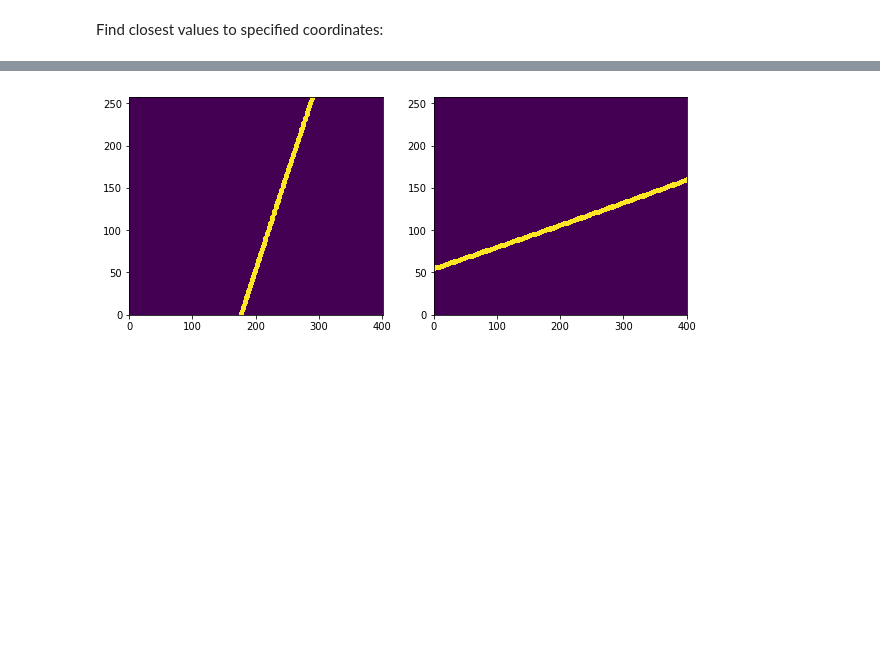
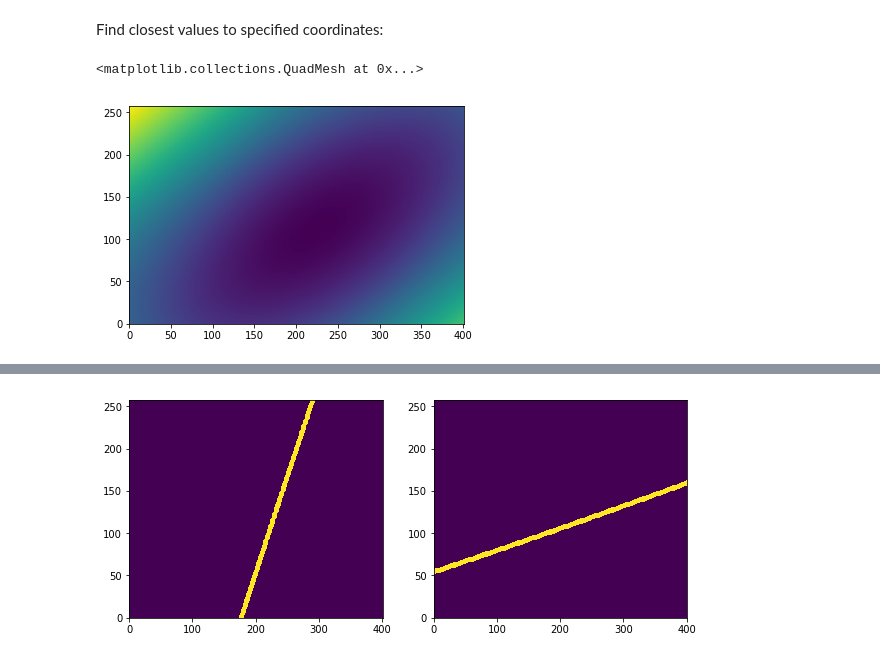
Before and after one commit to ezatterin/edoxrd, a Jupyter notebook: examples/devel_cuts.ipynb, the cells around one changed output, grey strips where cells are left out. Drawn from its saved outputs; the diff is of its cells as text; code cells hidden in the pictures; blank space fills up the shorter version.

```diff
--- a/examples/devel_cuts.ipynb
+++ b/examples/devel_cuts.ipynb
@@ -86,4 +123,9 @@ plt.plot(x,z,c='yellow')
 # %% [markdown]
 Find closest values to specified coordinates:
+# %%
+plt.pcolormesh(xa**2+za)
+# %% [output]
+<matplotlib.collections.QuadMesh at 0x...>
+[figure, added]
 # %%
 # does this make sense?
```
Also changed, not shown: parts of 11 cells of this notebook, 1 other file.
